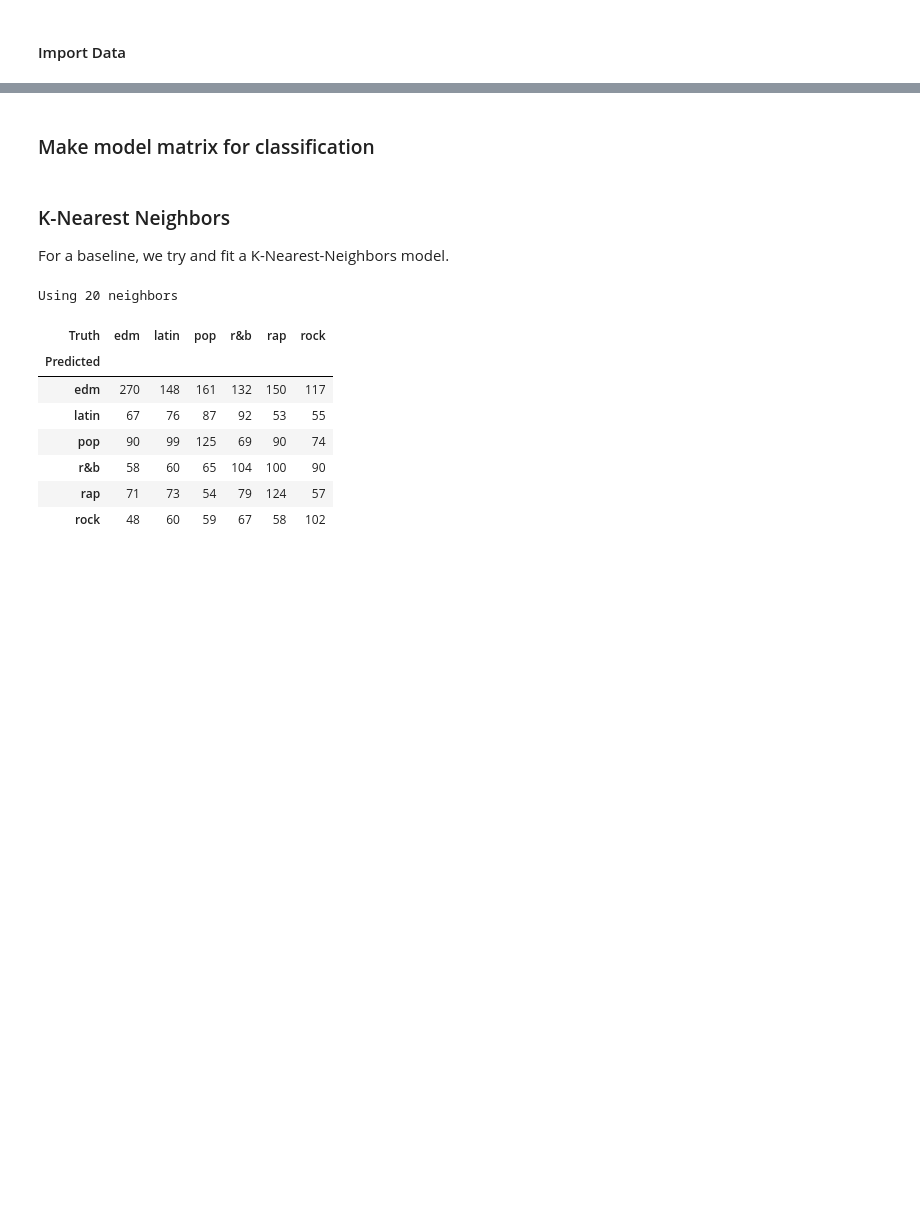
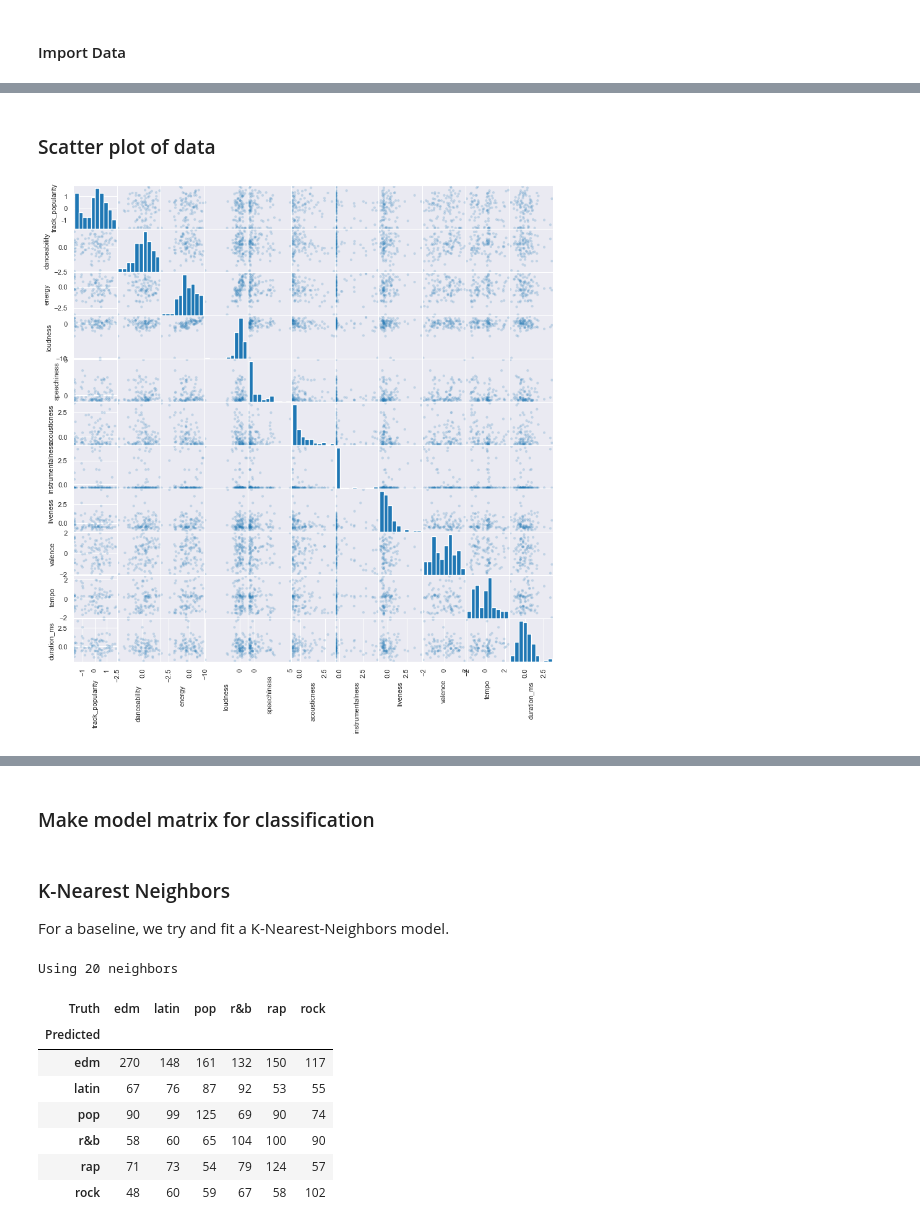
Before and after one commit to jackkrebsbach/stats, a Jupyter notebook: project/analysis.ipynb, the cells around one changed output, grey strips where cells are left out. Drawn from its saved outputs; the diff is of its cells as text; code cells hidden in the pictures; blank space fills up the shorter version.

```diff
--- a/project/analysis.ipynb
+++ b/project/analysis.ipynb
@@ -50 +125,18 @@ df.head()
 5 rows × 23 columns
+# %% [markdown]
+### Scatter plot of data
+# %%
+sampled_df = df[numeric_cols.columns].sample(n=100, random_state=42)
+
+# Create a scatter matrix from the sampled data
+axes = pd.plotting.scatter_matrix(sampled_df, alpha=0.2, figsize=(10, 10))
+
+# Adjust label properties
+for ax in axes.flatten():
+    ax.xaxis.label.set_rotation(90)
+    ax.xaxis.label.set_fontsize(8)
+    ax.yaxis.label.set_fontsize(8)
+# Display the plot
+plt.show()
+# %% [output]
+[figure, added]
```
Also changed, not shown: parts of 59 cells of this notebook, 9 other files.
